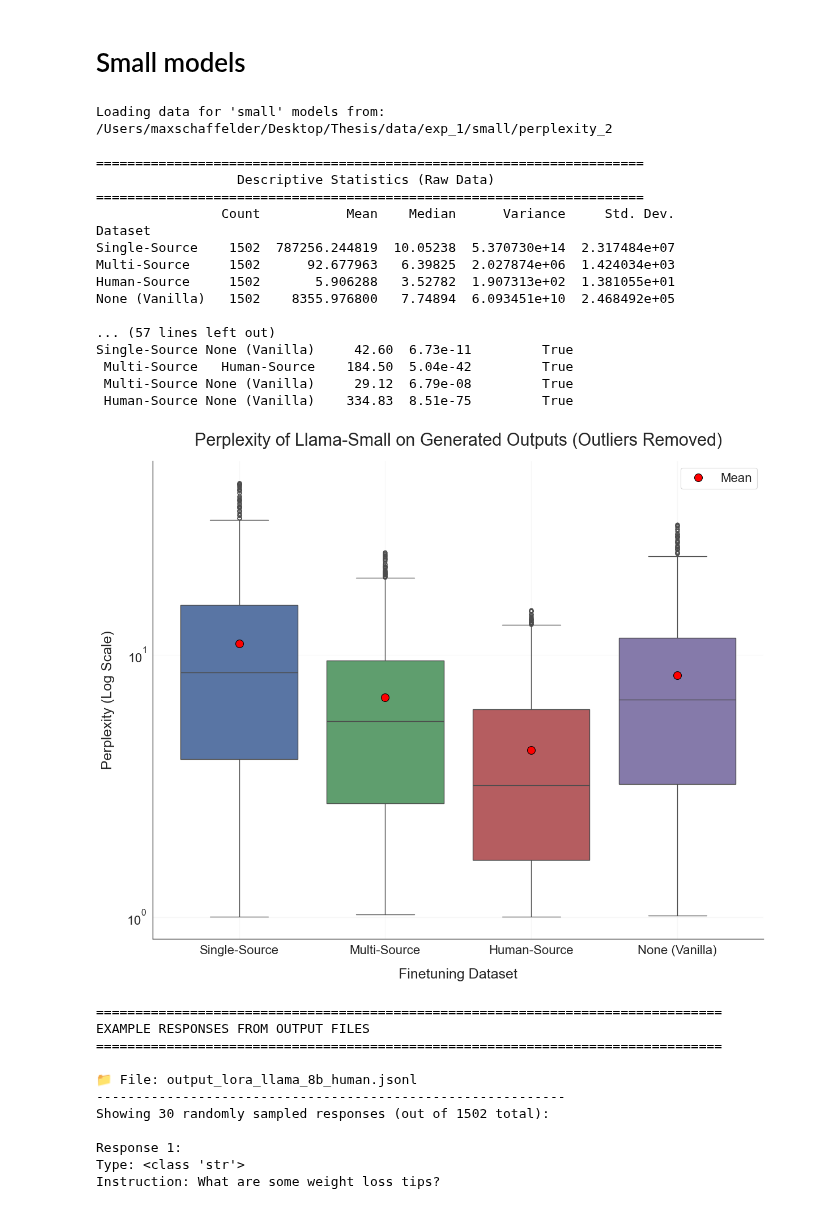
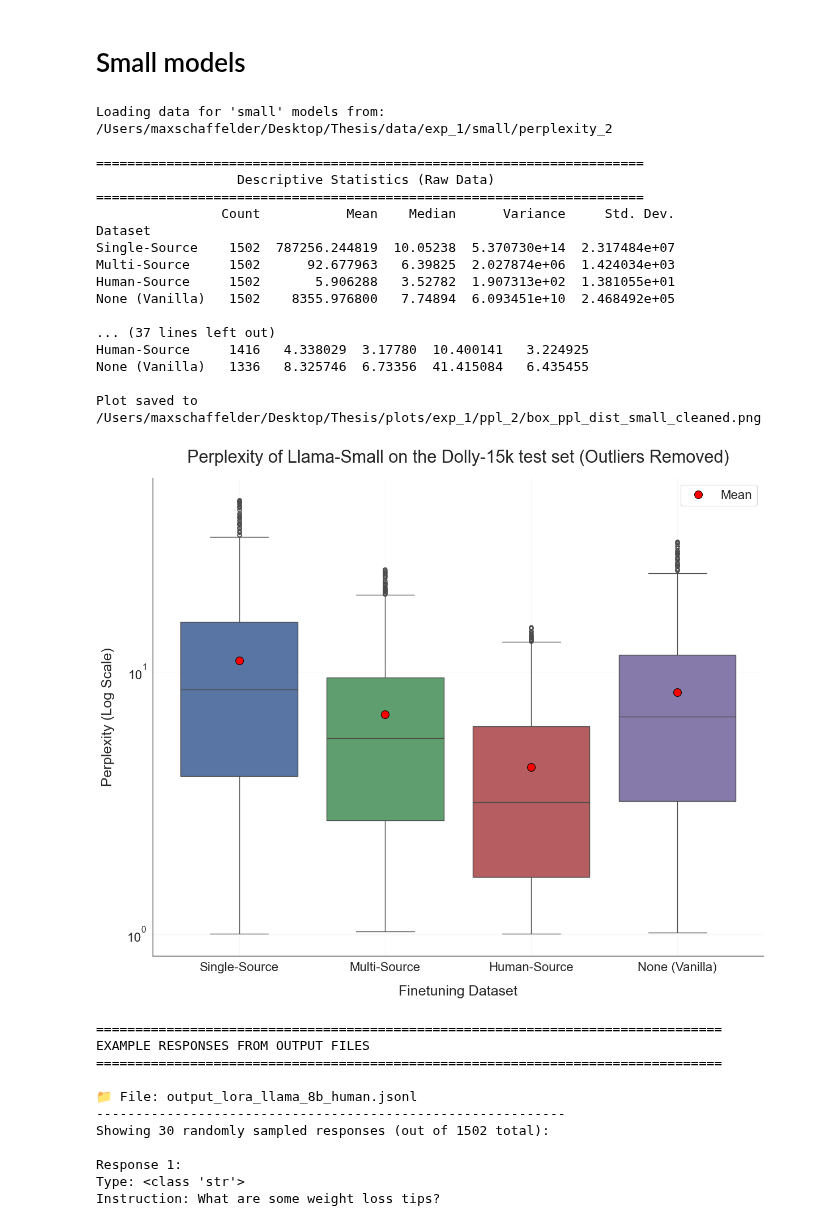
Before and after one commit to maxschaffelder/synthetic_data_diversity, a Jupyter notebook: exp_1/metric_calculation/perplexity_2/perplexity_2.ipynb, the cells around one changed output. Cells and saved outputs as stored; diff of their text form; code cells hidden in the pictures.

```diff
--- a/exp_1/metric_calculation/perplexity_2/perplexity_2.ipynb
+++ b/exp_1/metric_calculation/perplexity_2/perplexity_2.ipynb
@@ -119,7 +119,7 @@ def plot_perplexity_distributions(perplexities, stats_df, data_size, suffix="",
                      markeredgecolor='black', label='Mean' if i == 0 else "")
     ax.set_xlabel('Finetuning Dataset', fontsize=18, labelpad=15)
     ax.set_ylabel('Perplexity (Log Scale)', fontsize=18, labelpad=15)
-    ax.set_title(f'Perplexity of Llama-{data_size.capitalize()} on Generated Outputs{suffix}', fontsize=22, pad=20)
+    ax.set_title(f'Perplexity of Llama-{data_size.capitalize()} on the Dolly-15k test set{suffix}', fontsize=22, pad=20)
     ax.set_yscale('log')
     ax.tick_params(axis='x', labelsize=16); ax.tick_params(axis='y', labelsize=16)
     ax.grid(True, alpha=0.3, axis='both')
@@ -261,7 +261,7 @@ def plot_perplexity_histograms(perplexities, stats_df, model_size, suffix="", ou
         plt.close()  # Close the figure to free memory
 
 
-def plot_overlapping_histograms_styled(data_dict, stats_df, data_size, suffix="", output_path=None, xlim=None, ylim=None, bin_width=0.05, log_scale=False):
+def plot_overlapping_histograms(data_dict, stats_df, data_size, suffix="", output_path=None, xlim=None, ylim=None, bin_width=0.05, log_scale=False):
     """
     Creates and saves an overlapping histogram for two datasets' perplexity distributions,
     styled similarly to the existing plot_perplexity_histograms function.
@@ -276,6 +276,12 @@ def plot_overlapping_histograms_styled(data_dict, stats_df, data_size, suffix=""
     colors = [
         "#4C72B0",  # blue
         "#55A868",  # green
+        "#C44E52",  # red
+        "#8172B2",  # purple
+        "#CCB974",  # sand
+        "#DD8452",  # orange
+        "#64B5CD",  # cyan
+        "#797979",  # grey
     ]
 
     dataset_items = list(data_dict.items())
@@ -342,7 +348,6 @@ def plot_overlapping_histograms_styled(data_dict, stats_df, data_size, suffix=""
         print(f"Plot saved to {filepath}")
 
     plt.show()
-    plt.close(fig) # Close the figure to free memory
 
 def _print_pairwise_results(pairs, results, alpha, test_name):
     """Helper to print pairwise test results in a structured table."""
@@ -421,42 +426,43 @@ if raw_perplexities:
     if REMOVE_OUTLIERS:
         final_perplexities = remove_outliers_iqr(raw_perplexities, factor=OUTLIER_REMOVAL_FACTOR)
         _print_header("Descriptive Statistics (Cleaned Data)")
         print(calculate_statistics(final_perplexities))
         plot_suffix = " (Outliers Removed)"
 
     # --- Generate Plot ---
     stats_df = calculate_statistics(final_perplexities)
     plot_perplexity_distributions(final_perplexities, stats_df, MODEL_SIZE, suffix=plot_suffix, output_path=PLOTS_PATH)
     #plot_perplexity_distributions_no_human(final_perplexities, stats_df, MODEL_SIZE, suffix=plot_suffix, output_path=PLOTS_PATH)
-    plot_perplexity_histograms(final_perplexities, stats_df, MODEL_SIZE, suffix=plot_suffix, output_path=PLOTS_PATH, xlim=(0.8, 45),ylim=(0.0, 0.35), bin_width=1.0, human_source=True)
+    #plot_perplexity_histograms(final_perplexities, stats_df, MODEL_SIZE, suffix=plot_suffix, output_path=PLOTS_PATH, xlim=(0.8, 45),ylim=(0.0, 0.35), bin_width=1.0, human_source=True)
+    #plot_overlapping_histograms(final_perplexities, stats_df, MODEL_SIZE, suffix="", output_path=None, xlim=None, ylim=None, bin_width=0.05, log_scale=False)
 
     # --- Perform Statistical Tests on Final Data ---
     #levene_test_func = lambda *args: stats.levene(*args, center='median')
     #run_statistical_test(levene_test_func, final_perplexities, SIGNIFICANCE_LEVEL, "Homogeneity of Variance (Levene's Test)", "Levene's")
 
-    kruskal_test_func = lambda *args: stats.kruskal(*args)
-    run_statistical_test(kruskal_test_func, final_perplexities, SIGNIFICANCE_LEVEL, "Difference in Distributions (Kruskal-Wallis)", "Mann-Whitney U")
+    #kruskal_test_func = lambda *args: stats.kruskal(*args)
+    #run_statistical_test(kruskal_test_func, final_perplexities, SIGNIFICANCE_LEVEL, "Difference in Distributions (Kruskal-Wallis)", "Mann-Whitney U")
 else:
     print("Could not load perplexity data. Please check configuration.")
 # %% [output]
 Loading data for 'small' models from: /Users/maxschaffelder/Desktop/Thesis/data/exp_1/small/perplexity_2
 
 ======================================================================
                   Descriptive Statistics (Raw Data)
 ======================================================================
                 Count           Mean    Median      Variance     Std. Dev.
 Dataset
 Single-Source    1502  787256.244819  10.05238  5.370730e+14  2.317484e+07
 Multi-Source     1502      92.677963   6.39825  2.027874e+06  1.424034e+03
 Human-Source     1502       5.906288   3.52782  1.907313e+02  1.381055e+01
 None (Vanilla)   1502    8355.976800   7.74894  6.093451e+10  2.468492e+05
 
-... (57 lines left out)
-Single-Source None (Vanilla)     42.60  6.73e-11         True
- Multi-Source   Human-Source    184.50  5.04e-42         True
- Multi-Source None (Vanilla)     29.12  6.79e-08         True
- Human-Source None (Vanilla)    334.83  8.51e-75         True
+... (37 lines left out)
+Human-Source     1416   4.338029  3.17780  10.400141   3.224925
+None (Vanilla)   1336   8.325746  6.73356  41.415084   6.435455
+
+Plot saved to /Users/maxschaffelder/Desktop/Thesis/plots/exp_1/ppl_2/box_ppl_dist_small_cleaned.png
-[figure, old version]
+[figure, new version]
 # %%
 import json
 import os
```
Also changed, not shown: parts of 1 cell of this notebook.
